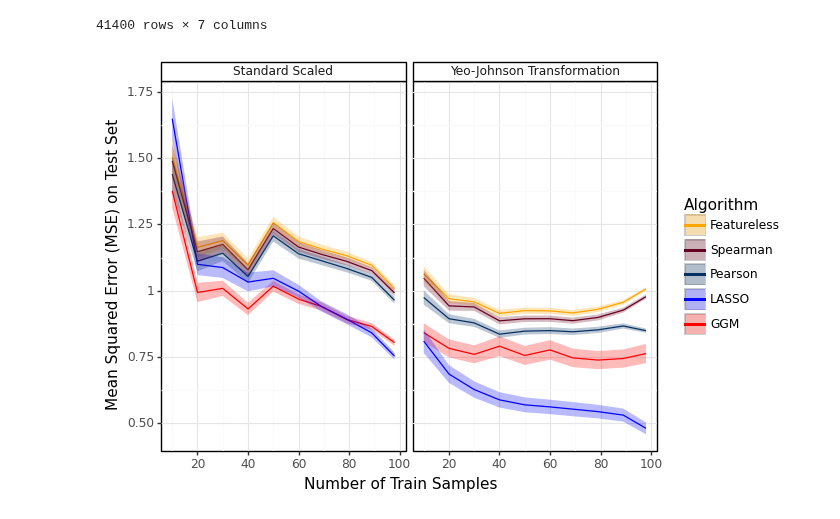
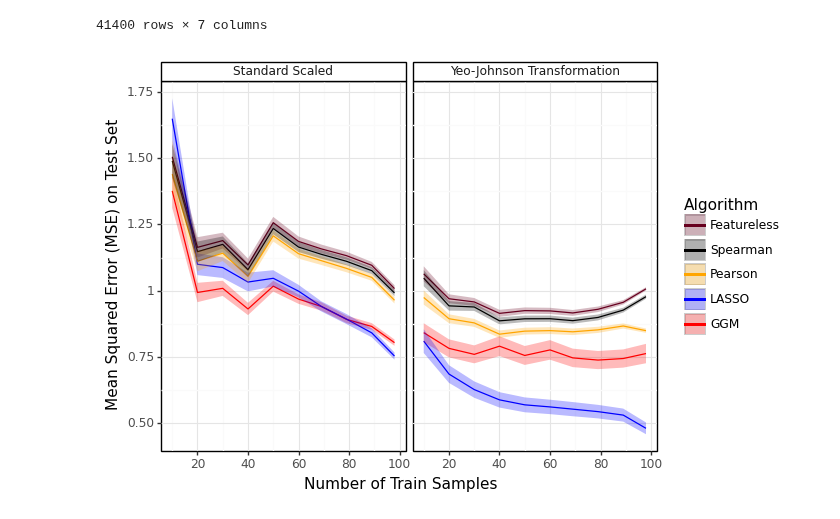
Before and after one commit to EngineerDanny/CS685-Microbe-Network-Research-Code, a Jupyter notebook: data_transf_comp/results/analyze_results.ipynb, the cells around one changed output. Cells and saved outputs as stored; diff of their text form; code cells hidden in the pictures.

Commit message:
update analyze_results

```diff
--- a/data_transf_comp/results/analyze_results.ipynb
+++ b/data_transf_comp/results/analyze_results.ipynb
@@ -242,6 +242,9 @@ error_df
 import plotnine as p9
 import pandas as pd
 import plotnine.options as p9options
+
+
+root_results_dir = "/projects/genomic-ml/da2343/ml_project_1/data_transf_comp/results"
 
 date_time = "2023-05-29_10:20"
 date_time = "2023-05-29_14:34"
@@ -260,8 +263,8 @@ error_df["Dataset"] = error_df["Dataset"].replace("amgut2_standard_scaled", "Sta
 
 # Get unique values as list from column name `Dataset`
 # colors = ["#a50026", "#fdae61", "#ffffbf", "#abd9e9", "#313695"]
-colors = [ "orange", "#67001f", "#053061", "blue", "red" ]
-
+# colors = [ "orange", "#67001f", "#053061", "blue", "red" ]
+colors = ["#67001f", "#010101","orange", "blue", "red" ]
 
 my_combined_results_df_list = []
 dataset_list = error_df["Dataset"].unique().tolist()
@@ -305,34 +308,34 @@ for dataset in dataset_list:
     my_combined_results_df_list.append(my_combined_results_df)
 
 gg = p9.ggplot(pd.concat(my_combined_results_df_list).reset_index()) +\
 p9.aes(x='# of Train Samples', y='Mean Squared Error', ymin="ymin", ymax= "ymax",  fill = "Algorithm") +\
 p9.facet_wrap('~Dataset') +\
 p9.geom_line( p9.aes(color = "Algorithm") ) +\
 p9.geom_ribbon(alpha = 0.27) +\
 p9.scale_fill_manual(breaks=["Featureless", "Spearman", "Pearson", "LASSO", "GGM"], values=colors) +\
 p9.scale_color_manual(breaks=["Featureless", "Spearman", "Pearson", "LASSO", "GGM"], values=colors) +\
 p9.theme(
             axis_text=p9.element_text(size=0.8*11),
             legend_key=p9.element_rect(color='#CCCCCC'),
             panel_background=p9.element_rect(fill='white'),
             panel_border=p9.element_rect(fill='None', color='black'),
             panel_grid_major=p9.element_line(color='#E5E5E5', size=0.8),
             panel_grid_minor=p9.element_line(color='#FAFAFA', size=1),
             strip_background=p9.element_rect(
                 fill='white',
                 color='black',
                 size=1
             )
 ) +\
 p9.scale_x_continuous(breaks=[0, 20, 40, 60, 80, 100]) +\
 p9.xlab("Number of Train Samples") +\
 p9.ylab("Mean Squared Error (MSE) on Test Set")
 # show the plot
 print(gg)
     # TODO: Uncomment to save the plot
 p9.ggsave(gg, filename=f"{date_time}_results.png", dpi=1000)
 # %% [output]
-[figure, old version]
+[figure, new version]
 # %%
 # Get unique values as list from column name `Dataset`
 dataset_list = error_df["Dataset"].unique().tolist()
```
